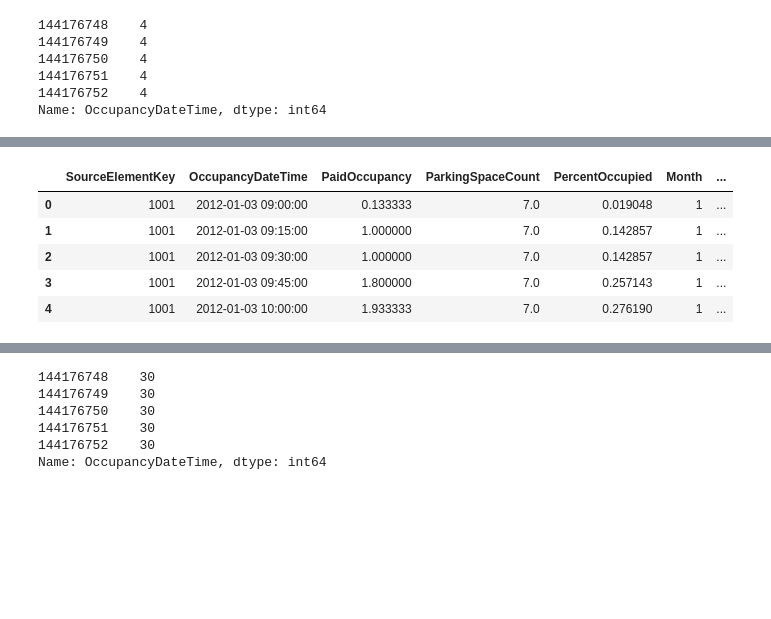
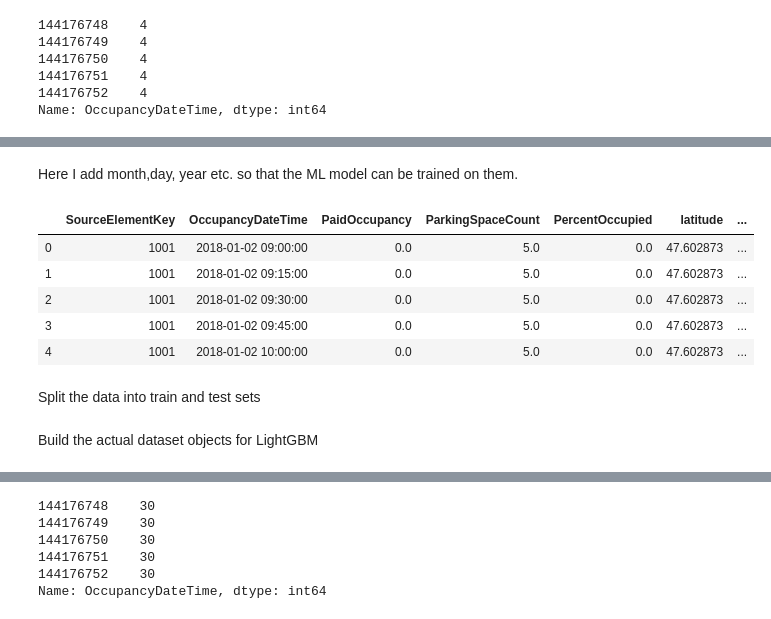
Before and after one commit to mocohen/Capstone-Project-1, a Jupyter notebook: Baseline Model.ipynb, the cells around one changed output, grey strips where cells are left out. Cells and saved outputs as stored; diff of their text form; code cells hidden in the pictures; blank space fills up the shorter version.

Commit message:
Build simple model

```diff
--- a/Baseline Model.ipynb
+++ b/Baseline Model.ipynb
@@ -38,3 +56,5 @@ df.head()
 # %%
 df.reset_index(inplace=True)
+# %%
+last_two_years = df[df['OccupancyDateTime'] > '2018-01-01 00:00:00']
 # %%
@@ -55,3 +75,9 @@ df.tail().OccupancyDateTime.dt.dayofweek
 144176751    4
 144176752    4
 Name: OccupancyDateTime, dtype: int64
+# %%
+merged = pd.merge(last_two_years,
+                  blockface_detail_locs,
+                  how='left',
+                  left_on='SourceElementKey',
+                  right_on='sourceelementkey').drop('sourceelementkey', axis=1)
@@ -58,22 +93,26 @@ Name: OccupancyDateTime, dtype: int64
+# %% [markdown]
+Here I add month,day, year etc. so that the ML model can be trained on them.
 # %%
-df['Month'] = df.OccupancyDateTime.dt.month
-df['Year'] = df.OccupancyDateTime.dt.year
-df['Hour'] = df.OccupancyDateTime.dt.hour
-df['DayOfWeek'] = df.OccupancyDateTime.dt.dayofweek
-df['Day'] = df.OccupancyDateTime.dt.day
+merged['Month'] = merged.OccupancyDateTime.dt.month
+merged['Year'] = merged.OccupancyDateTime.dt.year
+merged['Hour'] = merged.OccupancyDateTime.dt.hour
+merged['DayOfWeek'] = merged.OccupancyDateTime.dt.dayofweek
+merged['Day'] = merged.OccupancyDateTime.dt.day
 # %%
-df['Dummy'] = 0
+merged['Dummy'] = 0
 # %%
-df.head()
+merged.head()
 # %% [output]
-|  | SourceElementKey | OccupancyDateTime | PaidOccupancy | ParkingSpaceCount | PercentOccupied | Month | ... |
-| 0 | 1001 | 2012-01-03 09:00:00 | 0.133333 | 7.0 | 0.019048 | 1 | ... |
-| 1 | 1001 | 2012-01-03 09:15:00 | 1.000000 | 7.0 | 0.142857 | 1 | ... |
-| 2 | 1001 | 2012-01-03 09:30:00 | 1.000000 | 7.0 | 0.142857 | 1 | ... |
-| 3 | 1001 | 2012-01-03 09:45:00 | 1.800000 | 7.0 | 0.257143 | 1 | ... |
-| 4 | 1001 | 2012-01-03 10:00:00 | 1.933333 | 7.0 | 0.276190 | 1 | ... |
+|  | SourceElementKey | OccupancyDateTime | PaidOccupancy | ParkingSpaceCount | PercentOccupied | latitude | ... |
+| 0 | 1001 | 2018-01-02 09:00:00 | 0.0 | 5.0 | 0.0 | 47.602873 | ... |
+| 1 | 1001 | 2018-01-02 09:15:00 | 0.0 | 5.0 | 0.0 | 47.602873 | ... |
+| 2 | 1001 | 2018-01-02 09:30:00 | 0.0 | 5.0 | 0.0 | 47.602873 | ... |
+| 3 | 1001 | 2018-01-02 09:45:00 | 0.0 | 5.0 | 0.0 | 47.602873 | ... |
+| 4 | 1001 | 2018-01-02 10:00:00 | 0.0 | 5.0 | 0.0 | 47.602873 | ... |
 # %%
 # y = df['PercentOccupied'].values
 # X = df[['Dummy', 'SourceElementKey']]
+# %% [markdown]
+Split the data into train and test sets
 # %%
 df_train, df_test = train_test_split(
@@ -81,3 +120,5 @@ df_train, df_test = train_test_split(
 # %%
 baseline_columns = ['Dummy', 'SourceElementKey']
+# %% [markdown]
+Build the actual dataset objects for LightGBM
 # %%
```
Also changed, not shown: parts of 39 cells of this notebook, 7 other files.
